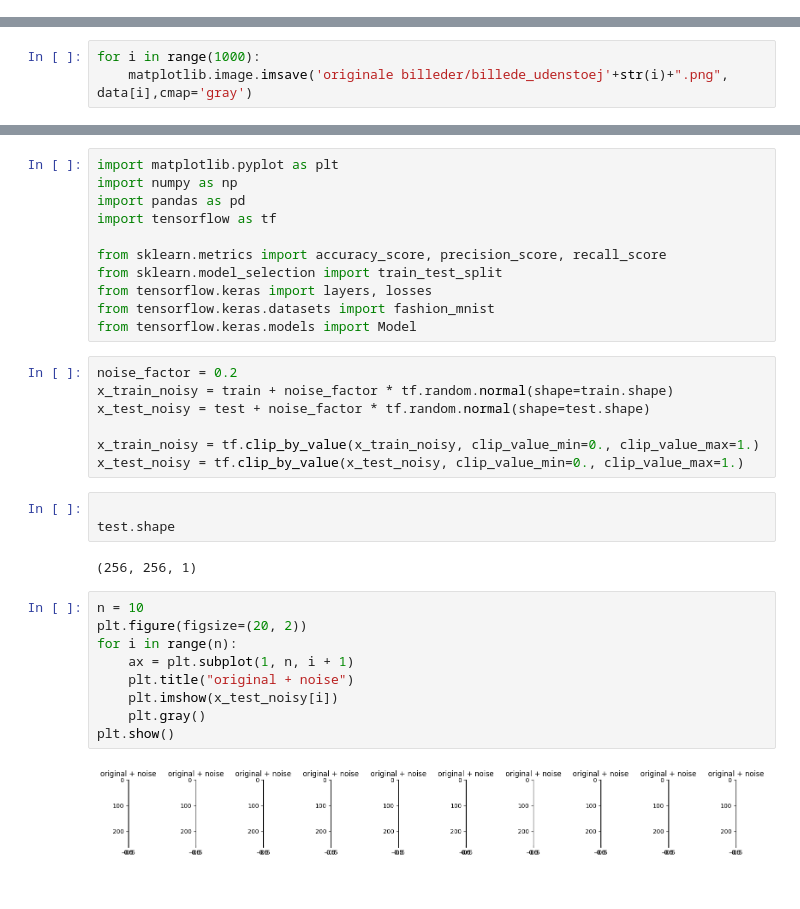
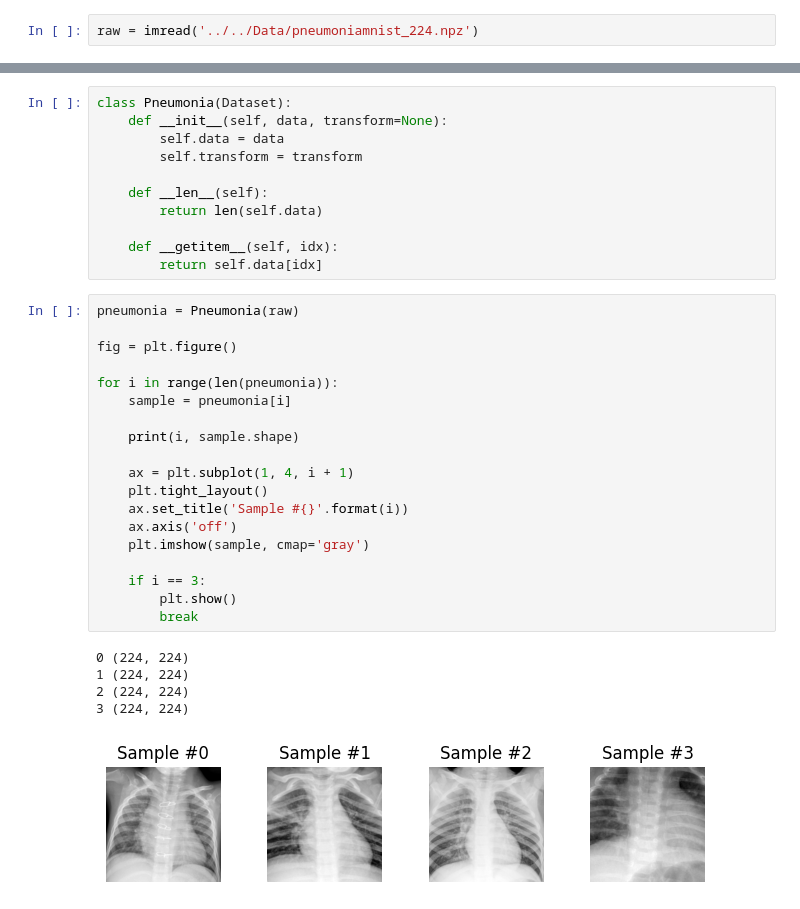
Before and after one commit to Christofferfuglkjaer/AUBachelor25, a Jupyter notebook: Kode/indledenedekode.ipynb, the cells around one changed output, grey strips where cells are left out. Drawn from its saved outputs; the diff is of its cells as text.

```diff
--- a/Kode/indledenedekode.ipynb
+++ b/Kode/indledenedekode.ipynb
@@ -67 +10,3 @@ test = test[..., tf.newaxis]
+# %%
+raw = imread('../../Data/pneumoniamnist_224.npz')
 # %%
@@ -99,3 +16,0 @@ imshow(random_noise(bil, mean =0, var = 0.001), cmap ='gray')
-# %%
-for i in range(1000):
-    matplotlib.image.imsave('originale billeder/billede_udenstoej'+str(i)+".png", data[i],cmap='gray')
@@ -118,34 +17,36 @@ dataloader(path,1)
-# %%
-import matplotlib.pyplot as plt
-import numpy as np
-import pandas as pd
-import tensorflow as tf
-
-from sklearn.metrics import accuracy_score, precision_score, recall_score
-from sklearn.model_selection import train_test_split
-from tensorflow.keras import layers, losses
-from tensorflow.keras.datasets import fashion_mnist
-from tensorflow.keras.models import Model
-# %%
-noise_factor = 0.2
-x_train_noisy = train + noise_factor * tf.random.normal(shape=train.shape)
-x_test_noisy = test + noise_factor * tf.random.normal(shape=test.shape)
-
-x_train_noisy = tf.clip_by_value(x_train_noisy, clip_value_min=0., clip_value_max=1.)
-x_test_noisy = tf.clip_by_value(x_test_noisy, clip_value_min=0., clip_value_max=1.)
-# %%
-
-test.shape
-# %% [output]
-(256, 256, 1)
+# %%
+class Pneumonia(Dataset):
+    def __init__(self, data, transform=None):
+        self.data = data
+        self.transform = transform
+
+    def __len__(self):
+        return len(self.data)
+
+    def __getitem__(self, idx):
+        return self.data[idx]
 # %%
-n = 10
-plt.figure(figsize=(20, 2))
-for i in range(n):
-    ax = plt.subplot(1, n, i + 1)
-    plt.title("original + noise")
-    plt.imshow(x_test_noisy[i])
-    plt.gray()
-plt.show()
+pneumonia = Pneumonia(raw)
+
+fig = plt.figure()
+
+for i in range(len(pneumonia)):
+    sample = pneumonia[i]
+
+    print(i, sample.shape)
+
+    ax = plt.subplot(1, 4, i + 1)
+    plt.tight_layout()
+    ax.set_title('Sample #{}'.format(i))
+    ax.axis('off')
+    plt.imshow(sample, cmap='gray')
+
+    if i == 3:
+        plt.show()
+        break
 # %% [output]
+0 (224, 224)
+1 (224, 224)
+2 (224, 224)
+3 (224, 224)
-[figure, old version]
+[figure, new version]
```
Also changed, not shown: parts of 22 cells of this notebook.
